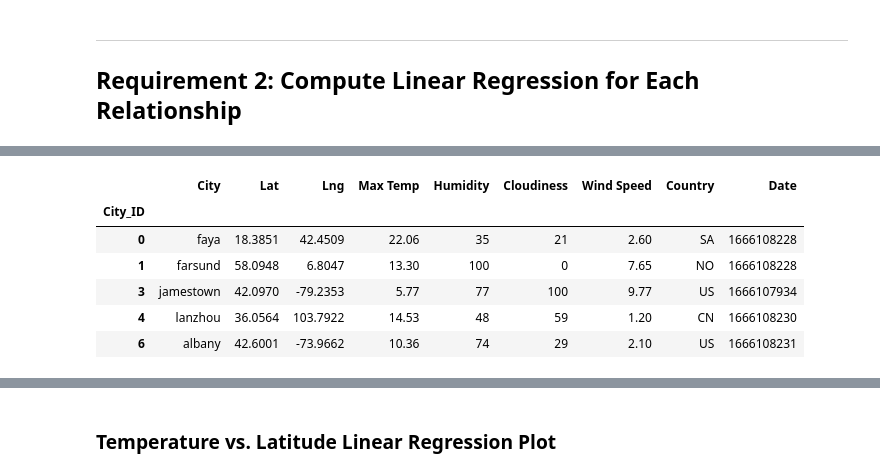
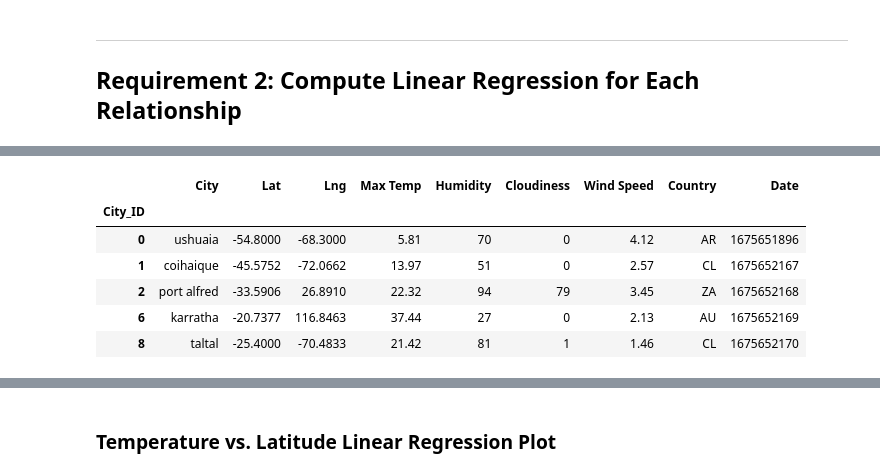
Before and after one commit to treysl/python-api-challenge, a Jupyter notebook: Starter_Code/Starter_Code/starter_code/WeatherPy.ipynb, the cells around one changed output, grey strips where cells are left out. Drawn from its saved outputs; the diff is of its cells as text; code cells hidden in the pictures.

```diff
--- a/Starter_Code/Starter_Code/starter_code/WeatherPy.ipynb
+++ b/Starter_Code/Starter_Code/starter_code/WeatherPy.ipynb
@@ -159,6 +175,6 @@ city_data_df.to_csv("output_data/cities.csv", index_label="City_ID")
 # %%
 # Read saved data
-city_data_df = pd.read_csv("output_data/cities.csv", index_col="City_ID")
+city_data_df = pd.read_csv("../output_data/cities.csv", index_col="City_ID")
 
 # Display sample data
 city_data_df.head()
@@ -246,14 +288,14 @@ plt.show()
 # %%
-# Create a DataFrame with the Northern Hemisphere data (Latitude >= 0)
-# YOUR CODE HERE
+# Create a DataFrame with the Southern Hemisphere data (Latitude < 0)
+weather_data_south = city_data_df[city_data_df['Lat'] < 0]
 
 # Display sample data
-northern_hemi_df.head()
+weather_data_south.head()
 # %% [output]
 |  | City | Lat | Lng | Max Temp | Humidity | Cloudiness | Wind Speed | Country | Date |
 | City_ID |  |  |  |  |  |  |  |  |  |
-| 0 | faya | 18.3851 | 42.4509 | 22.06 | 35 | 21 | 2.60 | SA | 1666108228 |
-| 1 | farsund | 58.0948 | 6.8047 | 13.30 | 100 | 0 | 7.65 | NO | 1666108228 |
-| 3 | jamestown | 42.0970 | -79.2353 | 5.77 | 77 | 100 | 9.77 | US | 1666107934 |
-| 4 | lanzhou | 36.0564 | 103.7922 | 14.53 | 48 | 59 | 1.20 | CN | 1666108230 |
-| 6 | albany | 42.6001 | -73.9662 | 10.36 | 74 | 29 | 2.10 | US | 1666108231 |
+| 0 | ushuaia | -54.8000 | -68.3000 | 5.81 | 70 | 0 | 4.12 | AR | 1675651896 |
+| 1 | coihaique | -45.5752 | -72.0662 | 13.97 | 51 | 0 | 2.57 | CL | 1675652167 |
+| 2 | port alfred | -33.5906 | 26.8910 | 22.32 | 94 | 79 | 3.45 | ZA | 1675652168 |
+| 6 | karratha | -20.7377 | 116.8463 | 37.44 | 27 | 0 | 2.13 | AU | 1675652169 |
+| 8 | taltal | -25.4000 | -70.4833 | 21.42 | 81 | 1 | 1.46 | CL | 1675652170 |
```
Also changed, not shown: parts of 29 cells of this notebook, 5 other files.
